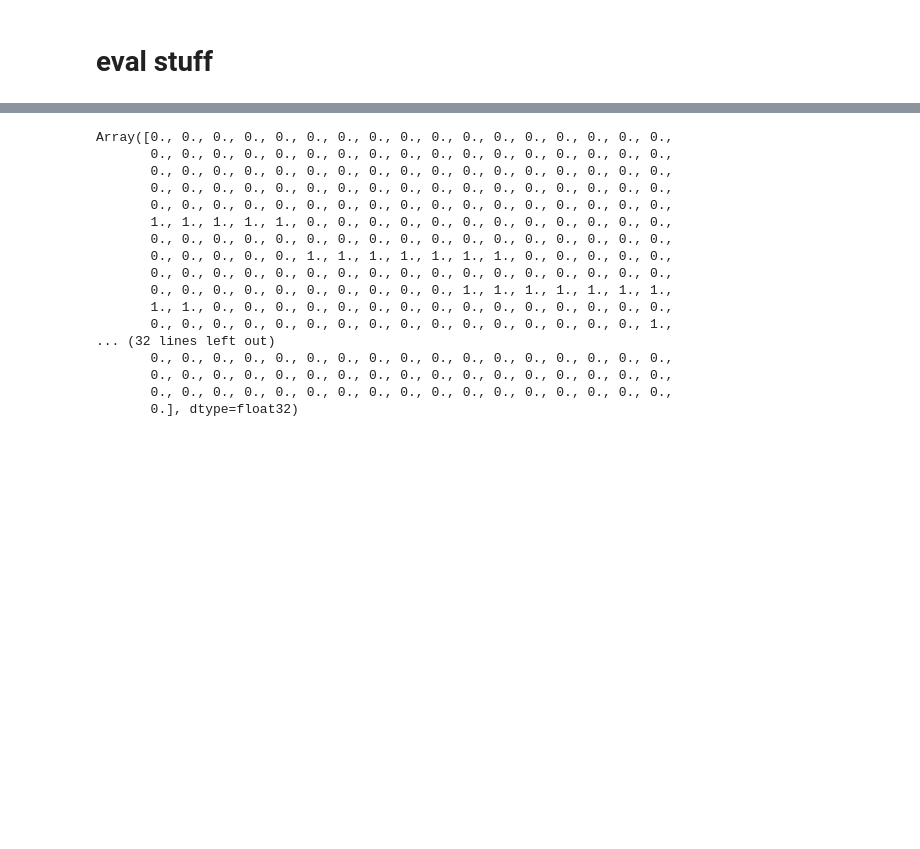
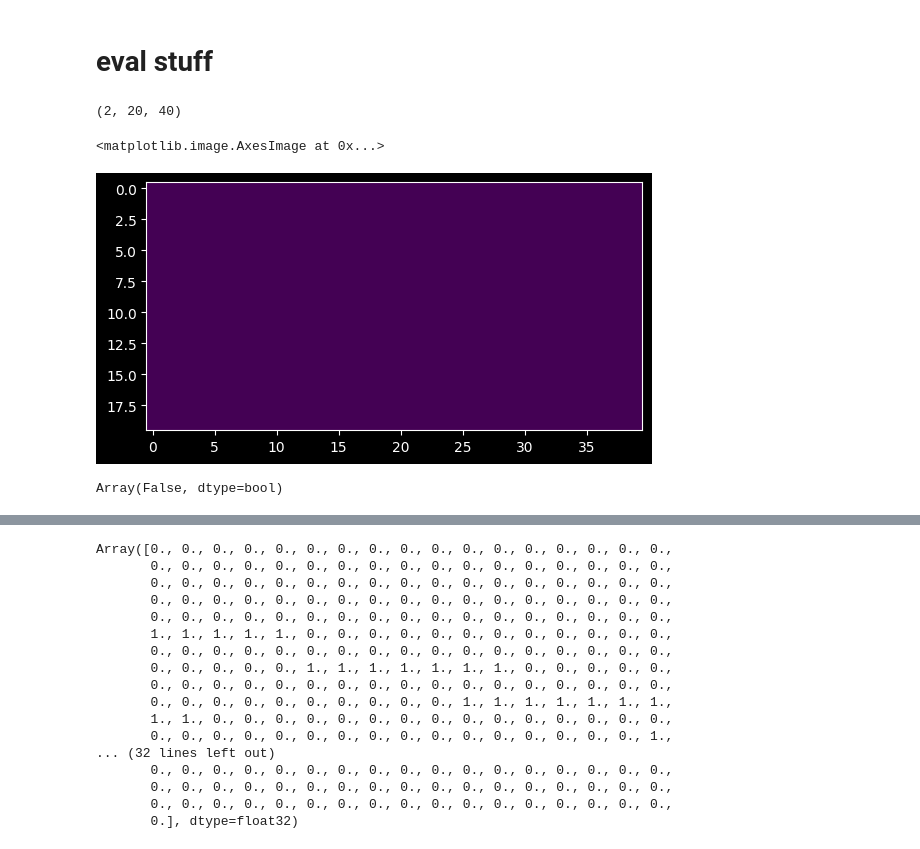
Before and after one commit to Stazi-101/THCsim, a Jupyter notebook: test_nb.ipynb, the cells around one changed output, grey strips where cells are left out. Drawn from its saved outputs; the diff is of its cells as text; code cells hidden in the pictures; blank space fills up the shorter version.

```diff
--- a/test_nb.ipynb
+++ b/test_nb.ipynb
@@ -156,0 +166,9 @@ jacobi = jax.jacobian(my_laplacian)
+# %%
+ba.gradient(jnp.ones((20,40)))
+# %% [output]
+(2, 20, 40)
+# %%
+plt.imshow(ba.divergence(ba.gradient(jnp.ones((20,40))) ) )
+# %% [output]
+<matplotlib.image.AxesImage at 0x...>
+[figure, added]
@@ -156,0 +178,5 @@ jacobi = jax.jacobian(my_laplacian)
+# %%
+# We can see that there are no next flows in either directions.
+raw_lap_matrix.sum(axis = 1).any()
+# %% [output]
+Array(False, dtype=bool)
```
Also changed, not shown: parts of 13 cells of this notebook.
